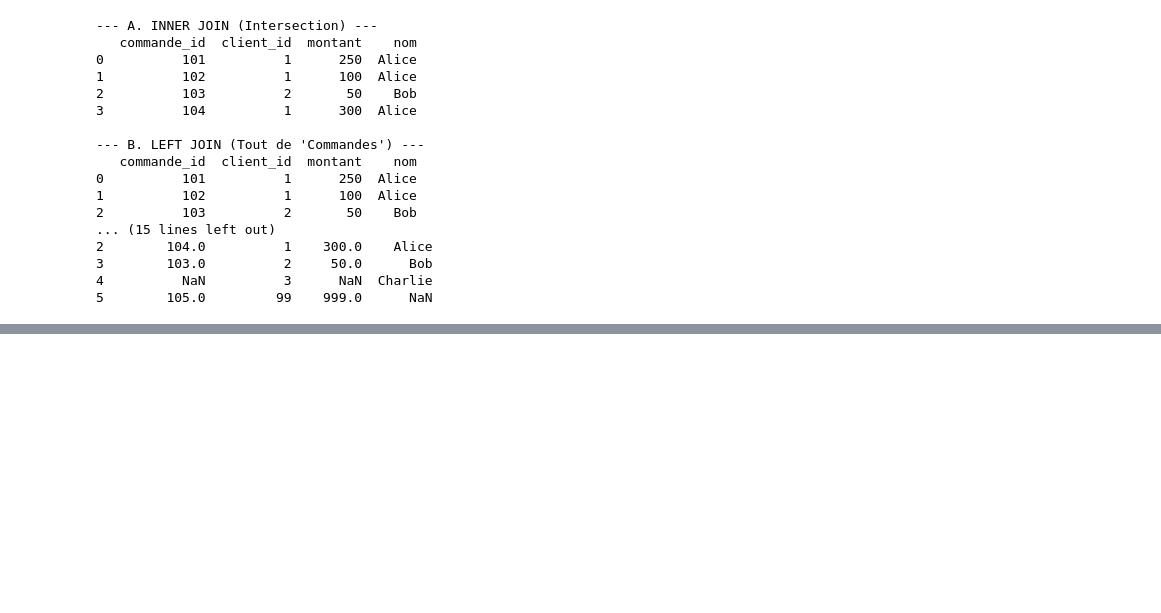
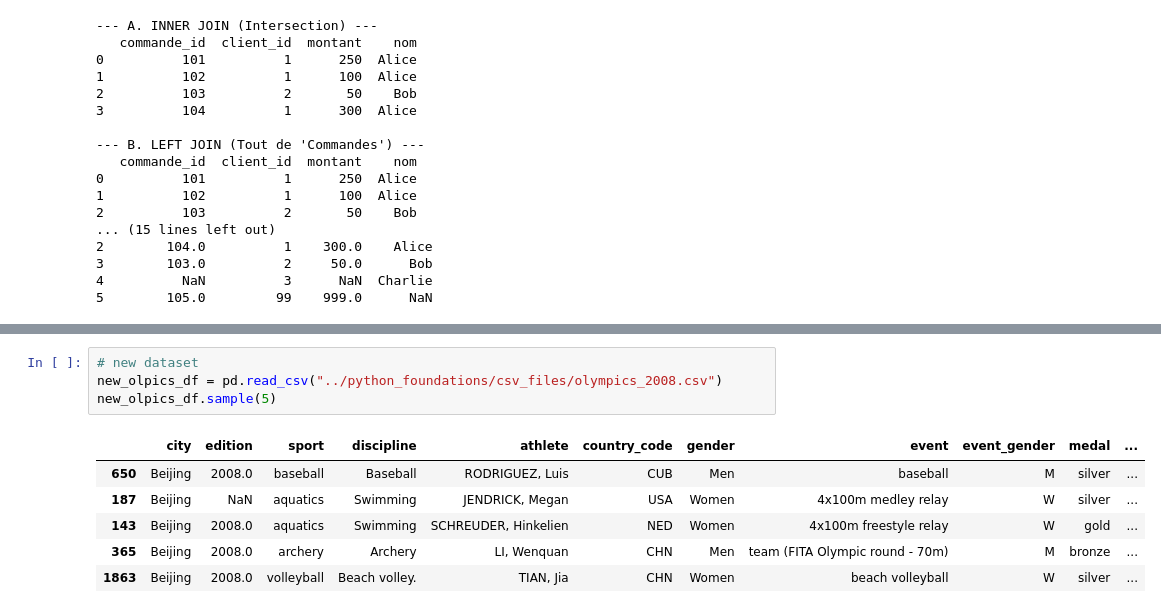
Before and after one commit to Wambaforestin/learning-python, a Jupyter notebook: python_libraries/learning_pandas2.0.ipynb, the cells around one changed output, grey strips where cells are left out. Drawn from its saved outputs; the diff is of its cells as text; blank space fills up the shorter version.

```diff
--- a/python_libraries/learning_pandas2.0.ipynb
+++ b/python_libraries/learning_pandas2.0.ipynb
@@ -1273,0 +1316,11 @@ print(merge_outer)
+# %%
+# new dataset
+new_olpics_df = pd.read_csv("../python_foundations/csv_files/olympics_2008.csv")
+new_olpics_df.sample(5)
+# %% [output]
+|  | city | edition | sport | discipline | athlete | country_code | gender | event | event_gender | medal | ... |
+| 650 | Beijing | 2008.0 | baseball | Baseball | RODRIGUEZ, Luis | CUB | Men | baseball | M | silver | ... |
+| 187 | Beijing | NaN | aquatics | Swimming | JENDRICK, Megan | USA | Women | 4x100m medley relay | W | silver | ... |
+| 143 | Beijing | 2008.0 | aquatics | Swimming | SCHREUDER, Hinkelien | NED | Women | 4x100m freestyle relay | W | gold | ... |
+| 365 | Beijing | 2008.0 | archery | Archery | LI, Wenquan | CHN | Men | team (FITA Olympic round - 70m) | M | bronze | ... |
+| 1863 | Beijing | 2008.0 | volleyball | Beach volley. | TIAN, Jia | CHN | Women | beach volleyball | W | silver | ... |
```
Also changed, not shown: parts of 34 cells of this notebook, 1 other file.
